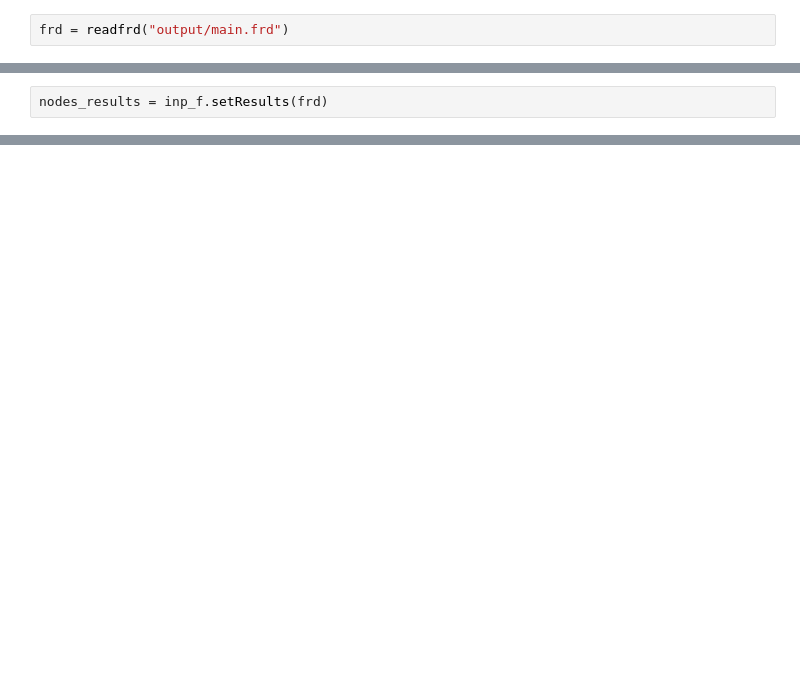
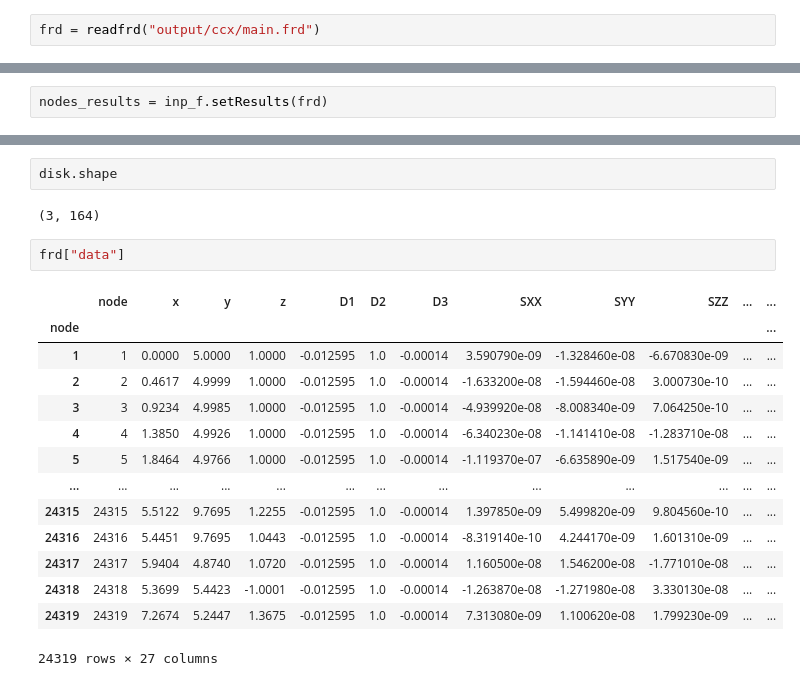
Before and after one commit to AdvancedMaterialSimulation/CITISENS_Composite, a Jupyter notebook: scripts/MinRVE/post.ipynb, the cells around one changed output, grey strips where cells are left out. Saved outputs shown, nothing was run; the diff lists cells and outputs as text; blank space fills up the shorter version.

```diff
--- a/scripts/MinRVE/post.ipynb
+++ b/scripts/MinRVE/post.ipynb
@@ -6,2 +7,2 @@ inp_f = inp("output/main.inp")
 # %%
-frd = readfrd("output/main.frd")
+frd = readfrd("output/ccx/main.frd")
@@ -22,0 +218,21 @@ plt.tricontourf(x, y, S, 100)
+# %%
+disk.shape
+# %% [output]
+(3, 164)
+# %%
+frd["data"]
+# %% [output]
+|  | node | x | y | z | D1 | D2 | D3 | SXX | SYY | SZZ | ... | ... |
+| node |  |  |  |  |  |  |  |  |  |  |  | ... |
+| 1 | 1 | 0.0000 | 5.0000 | 1.0000 | -0.012595 | 1.0 | -0.00014 | 3.590790e-09 | -1.328460e-08 | -6.670830e-09 | ... | ... |
+| 2 | 2 | 0.4617 | 4.9999 | 1.0000 | -0.012595 | 1.0 | -0.00014 | -1.633200e-08 | -1.594460e-08 | 3.000730e-10 | ... | ... |
+| 3 | 3 | 0.9234 | 4.9985 | 1.0000 | -0.012595 | 1.0 | -0.00014 | -4.939920e-08 | -8.008340e-09 | 7.064250e-10 | ... | ... |
+| 4 | 4 | 1.3850 | 4.9926 | 1.0000 | -0.012595 | 1.0 | -0.00014 | -6.340230e-08 | -1.141410e-08 | -1.283710e-08 | ... | ... |
+| 5 | 5 | 1.8464 | 4.9766 | 1.0000 | -0.012595 | 1.0 | -0.00014 | -1.119370e-07 | -6.635890e-09 | 1.517540e-09 | ... | ... |
+| ... | ... | ... | ... | ... | ... | ... | ... | ... | ... | ... | ... | ... |
+| 24315 | 24315 | 5.5122 | 9.7695 | 1.2255 | -0.012595 | 1.0 | -0.00014 | 1.397850e-09 | 5.499820e-09 | 9.804560e-10 | ... | ... |
+| 24316 | 24316 | 5.4451 | 9.7695 | 1.0443 | -0.012595 | 1.0 | -0.00014 | -8.319140e-10 | 4.244170e-09 | 1.601310e-09 | ... | ... |
+| 24317 | 24317 | 5.9404 | 4.8740 | 1.0720 | -0.012595 | 1.0 | -0.00014 | 1.160500e-08 | 1.546200e-08 | -1.771010e-08 | ... | ... |
+| 24318 | 24318 | 5.3699 | 5.4423 | -1.0001 | -0.012595 | 1.0 | -0.00014 | -1.263870e-08 | -1.271980e-08 | 3.330130e-08 | ... | ... |
+| 24319 | 24319 | 7.2674 | 5.2447 | 1.3675 | -0.012595 | 1.0 | -0.00014 | 7.313080e-09 | 1.100620e-08 | 1.799230e-09 | ... | ... |
+24319 rows × 27 columns
```
Also changed, not shown: parts of 26 cells of this notebook, 17 other files.
